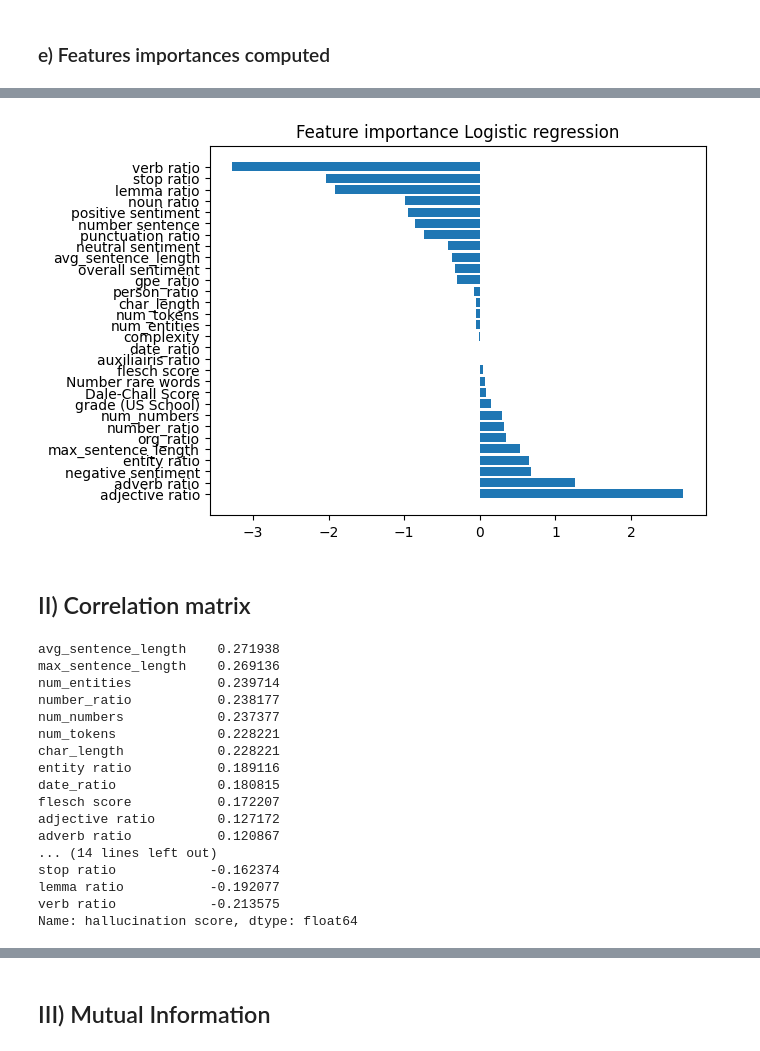
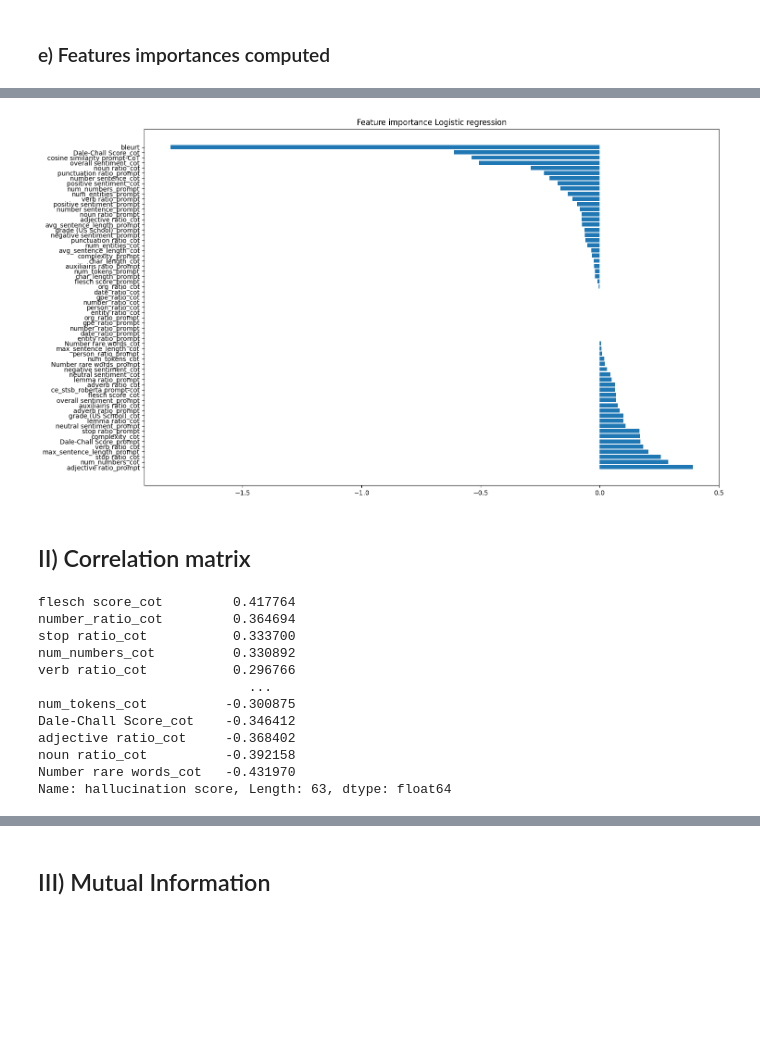
Before and after one commit to RajDhyaneshvarCJ/Reasoning-Audits-with-Benchmarks-Hallucination-triggers, a Jupyter notebook: feature_extraction.ipynb, the cells around one changed output, grey strips where cells are left out. Cells and saved outputs as stored; diff of their text form; code cells hidden in the pictures; blank space fills up the shorter version.

Commit message:
Add BLEURT scoring without committing model weights

```diff
--- a/feature_extraction.ipynb
+++ b/feature_extraction.ipynb
@@ -442,0 +493,7 @@ emb_df
+# %%
+from sklearn.metrics.pairwise import cosine_similarity
+
+cos_similarity = cosine_similarity(emb_prompt, emb_answer).diagonal()
+
+df_with_sentiment_features['cosine similarity Prompt-CoT'] = cos_similarity
+df_with_sentiment_features
@@ -442,0 +553,21 @@ emb_df
+# %%
+from bleurt import score
+from tqdm import tqdm
+
+
+checkpoint = r"C:\Users\turki\OneDrive\Documents\UTK\COSC 524\Project\HHH\bleurt-base-128"
+
+
+scorer = score.BleurtScorer(checkpoint)
+
+references = dataset["prompt"]
+candidates = dataset["cot_steps"]
+
+bleurt_scores = scorer.score(
+    references=references,
+    candidates=candidates
+)
+
+df_with_sentiment_features["bleurt"] = bleurt_scores
+
+df_with_sentiment_features
@@ -461,5 +626,5 @@ Name: halu_test_res, Length: 4086, dtype: int64
 # %%
-input_df = pd.concat([df_with_sentiment_features.reset_index(drop=True), hallucination_output], axis=1)
+input_df = pd.concat([df_with_sentiment_features, hallucination_output], axis=1)
 
 input_df = input_df.rename(columns={'halu_test_res' : 'hallucination score'})
 input_df
@@ -483,3 +644,0 @@ input_df
-# %%
-input_df = input_df.drop(columns={'prompt'})
-input_df
@@ -658,34 +798,29 @@ dtype: float64
 # %%
-plt.figure()
+plt.figure(figsize=(16, 10))
 plt.barh(importance_logistic_regression.index, importance_logistic_regression.values)
 plt.title('Feature importance Logistic regression')
 plt.show()
 # %% [output]
-[figure, old version]
+[figure, new version]
 # %% [markdown]
 ## II) Correlation matrix
 # %%
 corr_matrix = input_df.corr()
 corr_matrix = corr_matrix['hallucination score']
-corr_matrix = corr_matrix.drop(['hallucination score', 'number sentence'])
+corr_matrix = corr_matrix.drop(['hallucination score'])
 corr_matrix = corr_matrix.sort_values(ascending=False)
 corr_matrix
 # %% [output]
-avg_sentence_length    0.271938
-max_sentence_length    0.269136
-num_entities           0.239714
-number_ratio           0.238177
-num_numbers            0.237377
-num_tokens             0.228221
-char_length            0.228221
-entity ratio           0.189116
-date_ratio             0.180815
-flesch score           0.172207
-adjective ratio        0.127172
-adverb ratio           0.120867
-... (14 lines left out)
-stop ratio            -0.162374
-lemma ratio           -0.192077
-verb ratio            -0.213575
-Name: hallucination score, dtype: float64
+flesch score_cot         0.417764
+number_ratio_cot         0.364694
+stop ratio_cot           0.333700
+num_numbers_cot          0.330892
+verb ratio_cot           0.296766
+                           ...
+num_tokens_cot          -0.300875
+Dale-Chall Score_cot    -0.346412
+adjective ratio_cot     -0.368402
+noun ratio_cot          -0.392158
+Number rare words_cot   -0.431970
+Name: hallucination score, Length: 63, dtype: float64
 # %%
```
Also changed, not shown: parts of 67 cells of this notebook, 24 other files.
